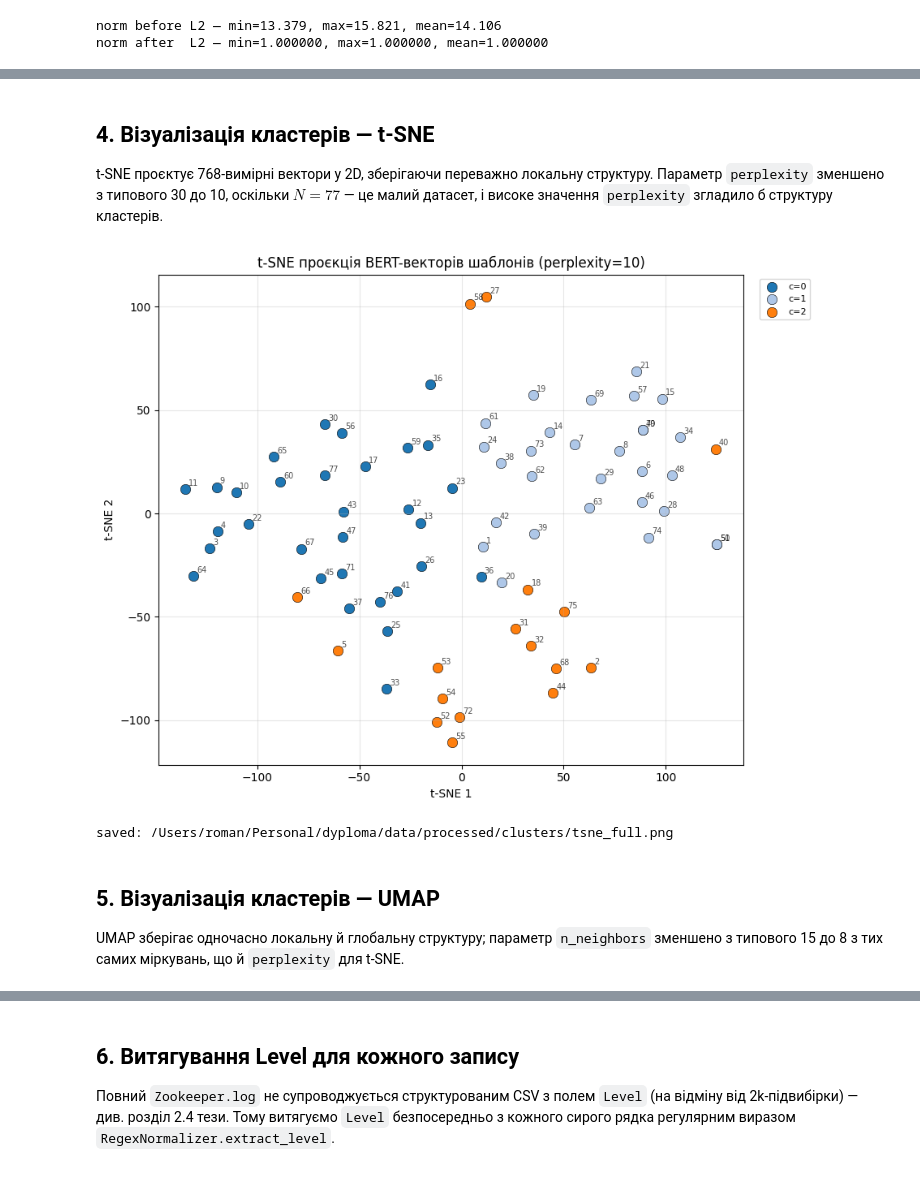
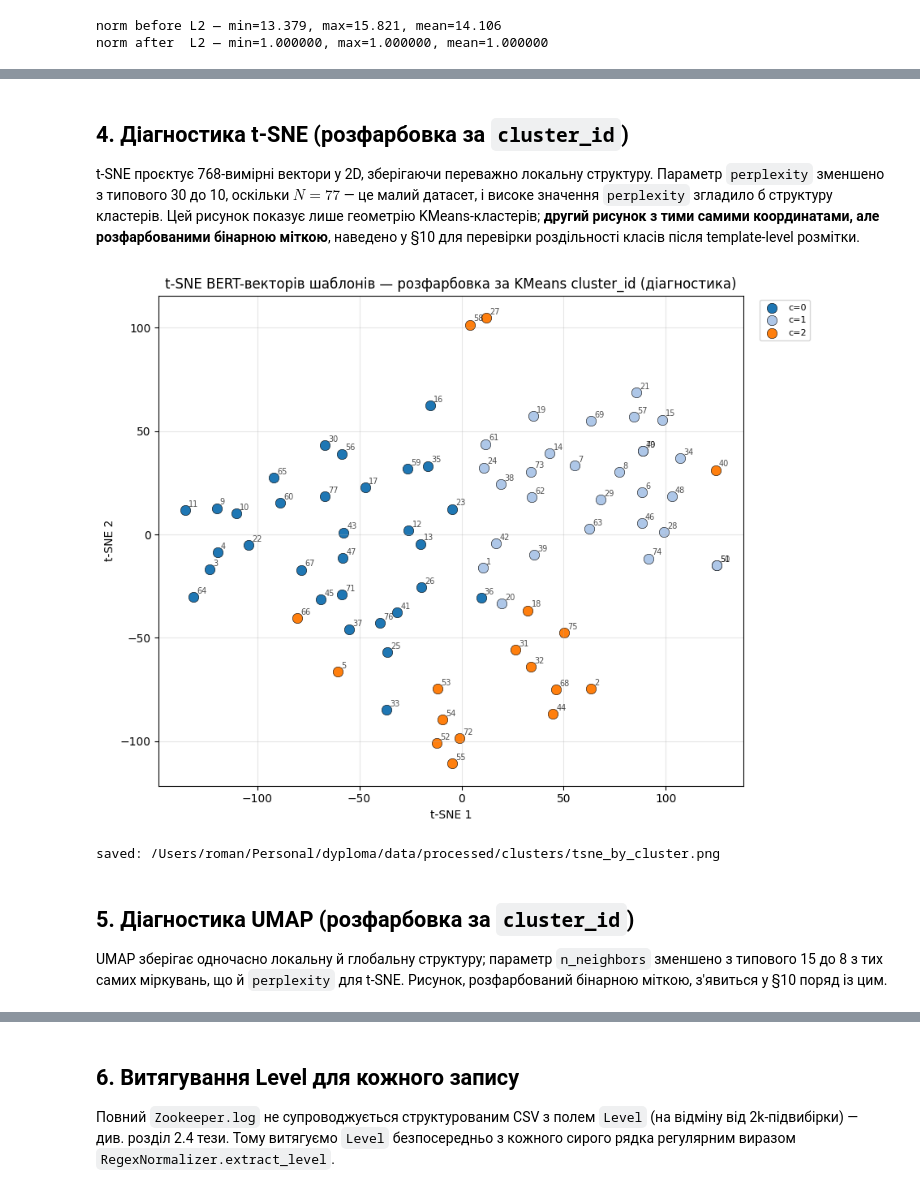
Before and after one commit to romansuh/dyploma, a Jupyter notebook: notebooks/03_clustering.ipynb, the cells around one changed output, grey strips where cells are left out. Saved outputs shown, nothing was run; the diff lists cells and outputs as text; code cells hidden in the pictures.

```diff
--- a/notebooks/03_clustering.ipynb
+++ b/notebooks/03_clustering.ipynb
@@ -180,9 +194,9 @@ cluster size distribution (3 clusters):
   cluster  2: 17 templates
 [figure]
 # %% [markdown]
-## 4. Візуалізація кластерів — t-SNE
+## 4. Діагностика t-SNE (розфарбовка за `cluster_id`)
 
-t-SNE проєктує 768-вимірні вектори у 2D, зберігаючи переважно локальну структуру. Параметр `perplexity` зменшено з типового 30 до 10, оскільки $N=77$ — це малий датасет, і високе значення `perplexity` згладило б структуру кластерів.
+t-SNE проєктує 768-вимірні вектори у 2D, зберігаючи переважно локальну структуру. Параметр `perplexity` зменшено з типового 30 до 10, оскільки $N=77$ — це малий датасет, і високе значення `perplexity` згладило б структуру кластерів. Цей рисунок показує лише геометрію KMeans-кластерів; **другий рисунок з тими самими координатами, але розфарбованими бінарною міткою**, наведено у §10 для перевірки роздільності класів після template-level розмітки.
 # %%
 tsne = TSNE(
     n_components=2,
@@ -191,43 +205,43 @@ tsne = TSNE(
     init='pca',
     learning_rate='auto',
 )
-tsne_proj = tsne.fit_transform(embeddings_norm)
+tsne_proj = tsne.fit_transform(embeddings_norm)  # shape (77, 2); kept in scope for re-plot in §10
 
 palette = sns.color_palette('tab20', n_colors=best_k)
 
 plt.figure(figsize=(9, 7))
 for c in range(best_k):
     mask = cluster_labels == c
     plt.scatter(
         tsne_proj[mask, 0],
         tsne_proj[mask, 1],
         s=80,
         color=palette[c],
         label=f'c={c}',
         edgecolors='black',
         linewidths=0.4,
     )
 
 for row_index, (x, y) in enumerate(tsne_proj):
     tid = id_mapping[row_index]['template_id']
     plt.annotate(str(tid), (x, y), fontsize=7, alpha=0.7, xytext=(3, 3), textcoords='offset points')
 
-plt.title('t-SNE проєкція BERT-векторів шаблонів (perplexity=10)')
+plt.title('t-SNE BERT-векторів шаблонів — розфарбовка за KMeans cluster_id (діагностика)')
 plt.xlabel('t-SNE 1')
 plt.ylabel('t-SNE 2')
 plt.legend(bbox_to_anchor=(1.02, 1), loc='upper left', fontsize=8, ncol=1)
 plt.grid(alpha=0.3)
 plt.tight_layout()
-plt.savefig(CLUSTERS_DIR / 'tsne_full.png', dpi=120, bbox_inches='tight')
+plt.savefig(CLUSTERS_DIR / 'tsne_by_cluster.png', dpi=120, bbox_inches='tight')
 plt.show()
-print(f'saved: {CLUSTERS_DIR / "tsne_full.png"}')
+print(f'saved: {CLUSTERS_DIR / "tsne_by_cluster.png"}')
 # %% [output]
-[figure, old version]
+[figure, new version]
-saved: /Users/roman/Personal/dyploma/data/processed/clusters/tsne_full.png
+saved: /Users/roman/Personal/dyploma/data/processed/clusters/tsne_by_cluster.png
 # %% [markdown]
-## 5. Візуалізація кластерів — UMAP
+## 5. Діагностика UMAP (розфарбовка за `cluster_id`)
 
-UMAP зберігає одночасно локальну й глобальну структуру; параметр `n_neighbors` зменшено з типового 15 до 8 з тих самих міркувань, що й `perplexity` для t-SNE.
+UMAP зберігає одночасно локальну й глобальну структуру; параметр `n_neighbors` зменшено з типового 15 до 8 з тих самих міркувань, що й `perplexity` для t-SNE. Рисунок, розфарбований бінарною міткою, з'явиться у §10 поряд із цим.
 # %%
 reducer = umap.UMAP(
     n_components=2,
```
Also changed, not shown: parts of 20 cells of this notebook, 1 other file.
